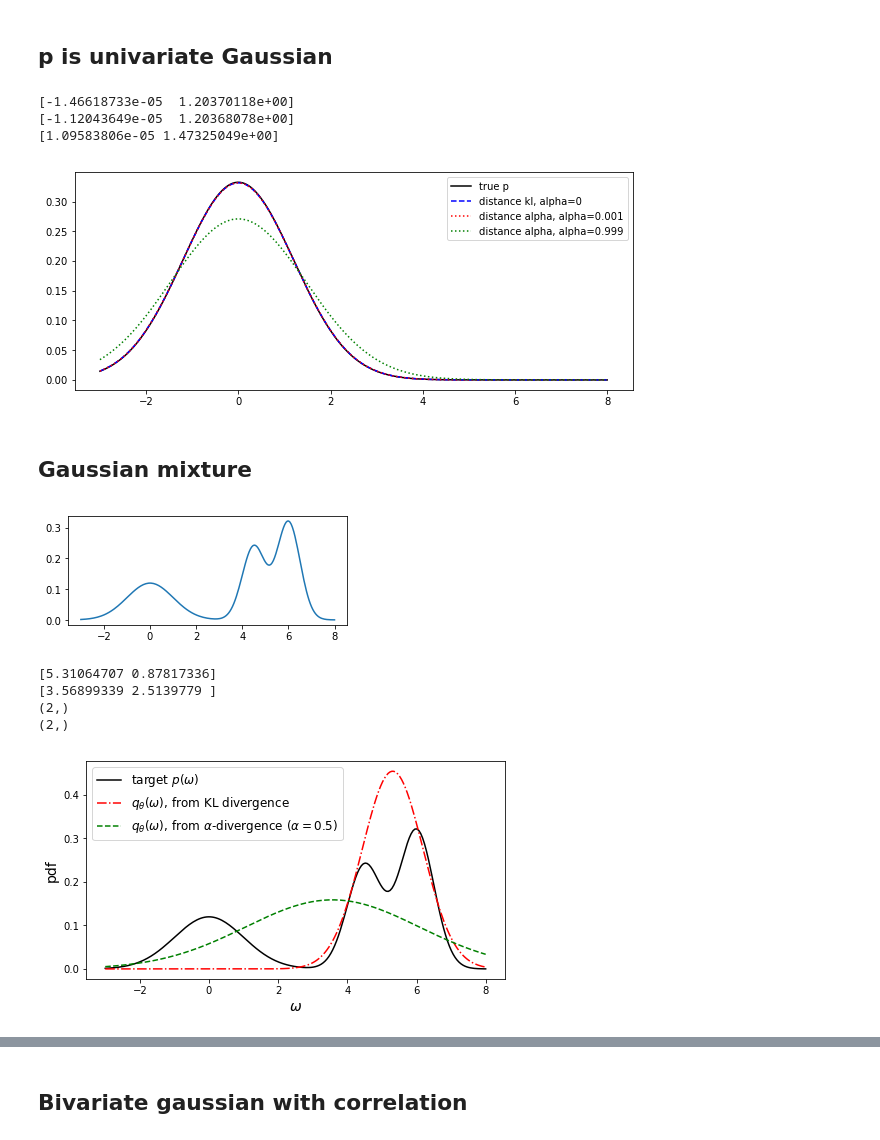
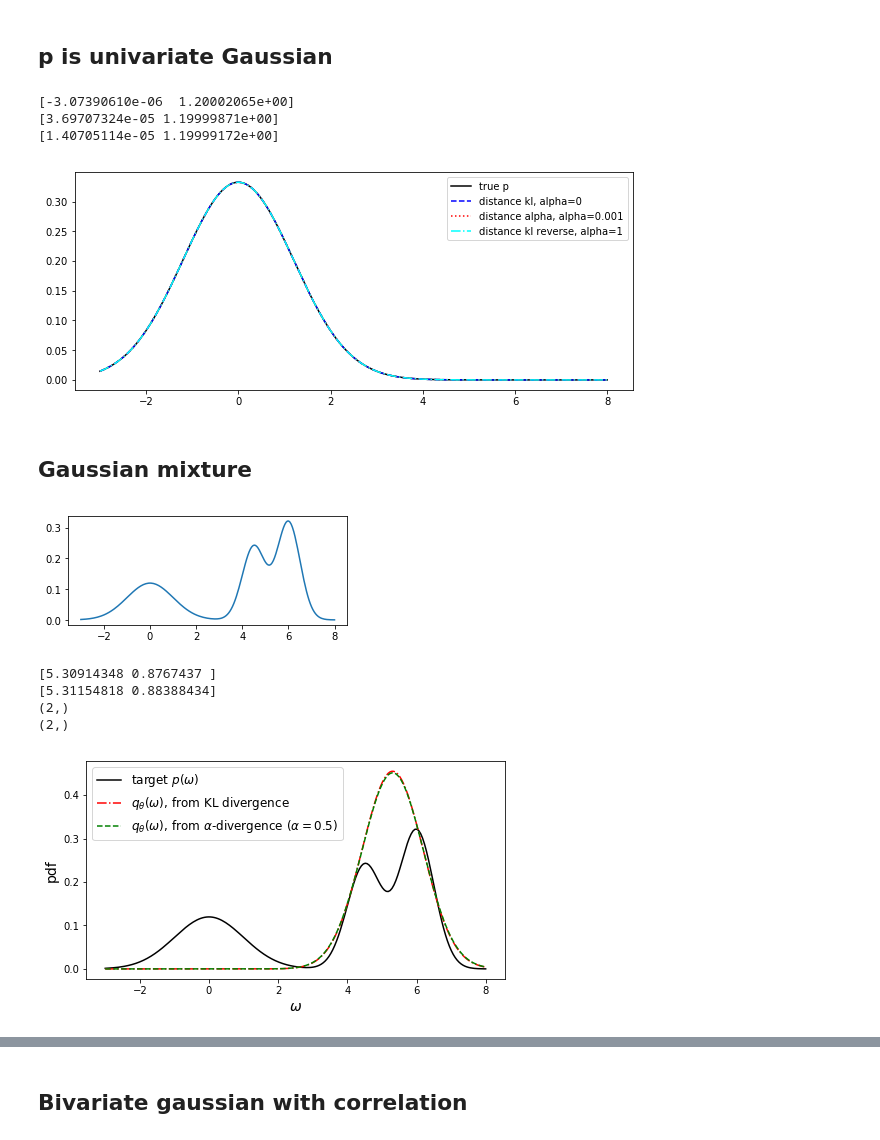
Before and after one commit to AudOlivier/UQ_in_ML, a Jupyter notebook: Introduction_VI_and_algorithms.ipynb, the cells around one changed output, grey strips where cells are left out. Drawn from its saved outputs; the diff is of its cells as text; code cells hidden in the pictures.

```diff
--- a/Introduction_VI_and_algorithms.ipynb
+++ b/Introduction_VI_and_algorithms.ipynb
@@ -49,6 +49,9 @@ from scipy.integrate import quad, dblquad
 def integrand_kl_1d(omega1, params_q, p, q, logq):
     omega = np.array(omega1).reshape((1,1))
     return q(omega, params_q) * (logq(omega, params_q) - np.log(p(omega)))
+def integrand_kl_reverse_1d(omega1, params_q, p, q, logq):
+    omega = np.array(omega1).reshape((1,1))
+    return p(omega) * (np.log(p(omega)) - logq(omega, params_q))
 def integrand_kl_2d(omega1, omega2, params_q, p, q, logq):
     omega = np.array([omega1, omega2]).reshape((1,2))
     return q(omega, params_q) * logq(omega, params_q) - q(omega, params_q) * np.log(p(omega))
@@ -64,9 +67,12 @@ def integrand_alpha_2d(omega1, omega2, params_q, p, q, alpha):
 # compute distance
 def compute_distance(params_q, p, q, logq, alpha, dimension, distance_type):
     if dimension == 1:
-        lb = params_q[0]-3.5*params_q[1]
-        ub = params_q[0]+3.5*params_q[1]
-    if dimension == 2:
+        lb = -15.
+        ub = 20.
+    #if dimension == 1:
+    #    lb = params_q[0]-3.5*params_q[1]
+    #    ub = params_q[0]+3.5*params_q[1]
+    elif dimension == 2:
         lb1 = params_q[0]-3.5*params_q[2]
         ub1 = params_q[0]+3.5*params_q[2]
         lb2 = params_q[1]-3.5*params_q[3]
@@ -74,10 +80,12 @@ def compute_distance(params_q, p, q, logq, alpha, dimension, distance_type):
     # KL divergence (requires logq)
     if 'kl' in distance_type.lower() and logq is None:
         logq = lambda omega, params: np.log(q(omega, params))
-    if 'kl' in distance_type.lower() and dimension == 1:
+    if 'kl' == distance_type.lower() and dimension == 1:
         return quad(integrand_kl_1d, lb, ub, args=(params_q, p, q, logq))[0]
-    elif 'kl' in distance_type.lower() and dimension == 2:
+    elif 'kl' == distance_type.lower() and dimension == 2:
         return dblquad(integrand_kl_2d, lb2, ub2, lambda x: lb1, lambda x: ub1, args=(params_q, p, q, logq))[0]
+    elif 'kl reverse' == distance_type.lower() and dimension == 1:
+        return quad(integrand_kl_reverse_1d, lb, ub, args=(params_q, p, q, logq))[0]
     # alpha-divergence
     elif 'alpha' in distance_type.lower() and dimension == 1:
         return 1./(alpha*(1.-alpha))*(1. - quad(integrand_alpha_1d, lb, ub, args=(params_q, p, q, alpha))[0])
@@ -111,29 +120,30 @@ fig, ax = plt.subplots(ncols=1, figsize=(10, 4))
 x=np.linspace(-3, 8, 200).reshape((-1,1))
 ax.plot(x, gaussian_fixed(x), label='true p', color='black')
 
-distances = ['kl', 'alpha', 'alpha']
-alphas = [0, 0.001, 0.999]
-colors = ['blue', 'red', 'green']
-linestyles = ['--', ':', ':']
+distances = ['kl', 'alpha', 'kl reverse']
+alphas = [0, 0.001, 1]
+colors = ['blue', 'red', 'cyan']
+linestyles = ['--', ':', '-.']
 # run the optimization problem
 for i in range(3):
     res = minimize_distance(p=gaussian_fixed, q=gaussian, distance_type=distances[i], alpha=alphas[i],
                             n_iter=4, bounds=None, logq=log_gaussian, method='Nelder-Mead')
     ax.plot(x, gaussian(x, res), color=colors[i], linestyle=linestyles[i],
-            label='distance '+distances[i]+', alpha={}'.format(alphas[i]))
+            label='distance ' + distances[i]+', alpha={}'.format(alphas[i]))
     print(res)
 ax.legend()
 plt.show(fig)
 # %% [output]
-[-1.46618733e-05  1.20370118e+00]
-[-1.12043649e-05  1.20368078e+00]
-[1.09583806e-05 1.47325049e+00]
+[-3.07390610e-06  1.20002065e+00]
+[3.69707324e-05 1.19999871e+00]
+[1.40705114e-05 1.19999172e+00]
-[figure, old version]
+[figure, new version]
 # %% [markdown]
 ## Gaussian mixture
 # %%
 def gaussian_mixture_fixed(x):
     mu1=0; mu2=4.5; mu3=6; std1=1; std2=0.5; std3=0.5; pi1=0.3; pi2=0.3; pi3=0.4
+    #mu1=2; mu2=4.5; std1=1; std2=0.5; pi1=0.6; pi2=0.4
     return univariate_gaussian_mixture(x, [mu1, mu2, mu3], [std1, std2, std3], [pi1, pi2, pi3])
 
 fig, ax = plt.subplots(ncols=1, figsize=(5, 2))
@@ -143,34 +153,34 @@ ax.plot(x, gaussian_mixture_fixed(x))
 plt.show(fig)
 
 distances = ['kl', 'alpha']
-alphas = [0, 0.5]
+alphas = [0, 0.1]
 # run the optimization problem
 results_mix = []
 for i in range(2):
     res = minimize_distance(p=gaussian_mixture_fixed, q=gaussian, distance_type=distances[i], alpha=alphas[i],
                             n_iter=10, bounds=None, logq=log_gaussian, method='Nelder-Mead')
     results_mix.append(res)
     print(res)
 
 titles = [r'$q_{\theta}(\omega)$, from KL divergence',
           r'$q_{\theta}(\omega)$, from $\alpha$-divergence ($\alpha=0.5$)']
 colors = ['red', 'green']
 linestyles = ['-.', '--']
 
 fig, ax = plt.subplots(ncols=1, figsize=(7.5, 4))
 x=np.linspace(-3, 8, 200).reshape((-1,1))
 ax.plot(x, gaussian_mixture_fixed(x), label=r'target $p(\omega)$', color='black')
 for i in range(2):
     print(results_mix[i].shape)
     ax.plot(x, gaussian(x, results_mix[i]), color=colors[i], linestyle=linestyles[i], label=titles[i])
     ax.set_xlabel(r'$\omega$', fontsize=14); ax.set_ylabel('pdf', fontsize=14)
 ax.legend(prop={'size': 12})
 #plt.savefig('VI_example_1.pdf')
 plt.show(fig)
 # %% [output]
 [figure]
-[5.31064707 0.87817336]
-[3.56899339 2.5139779 ]
+[5.30914348 0.8767437 ]
+[5.31154818 0.88388434]
 (2,)
 (2,)
-[figure, old version]
+[figure, new version]
```
Also changed, not shown: parts of 2 cells of this notebook.
